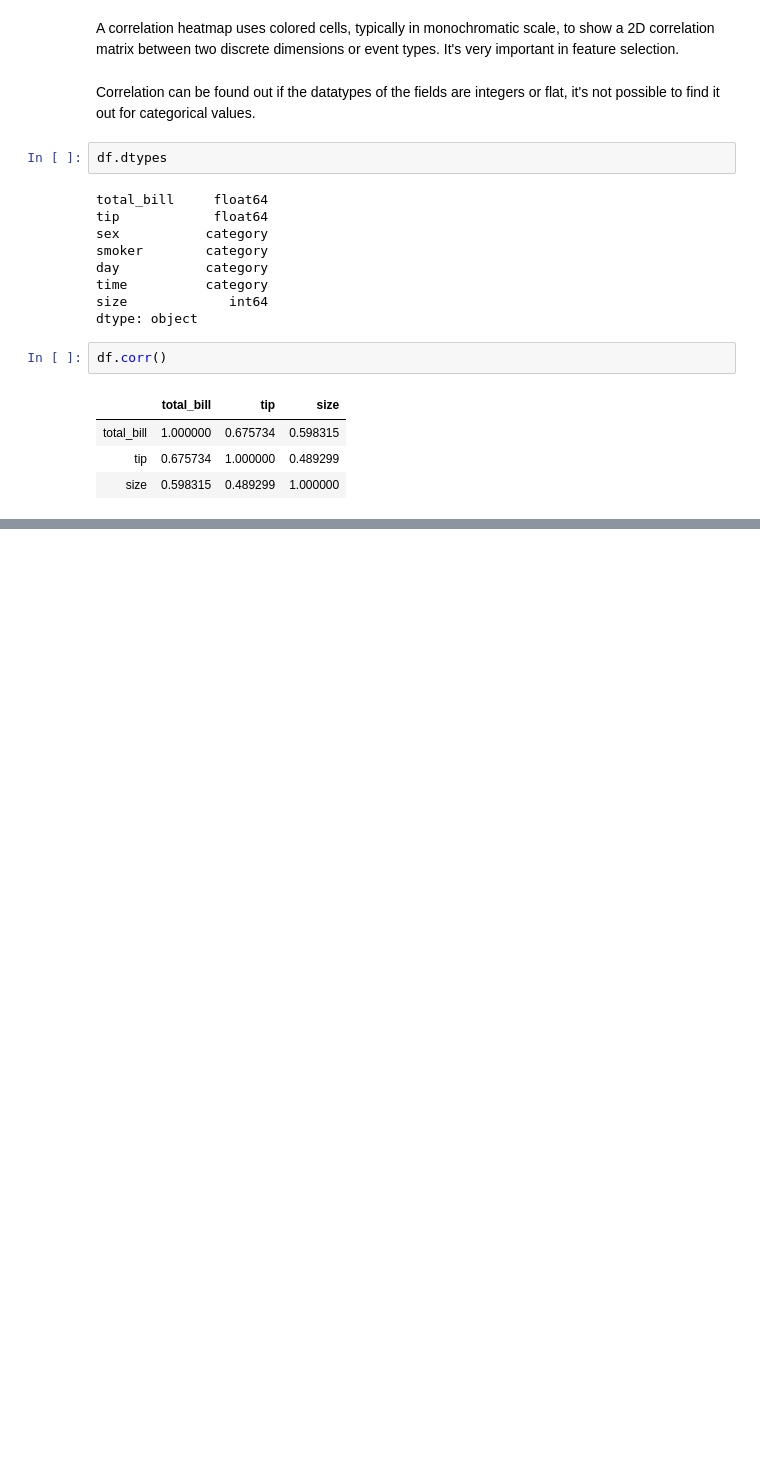
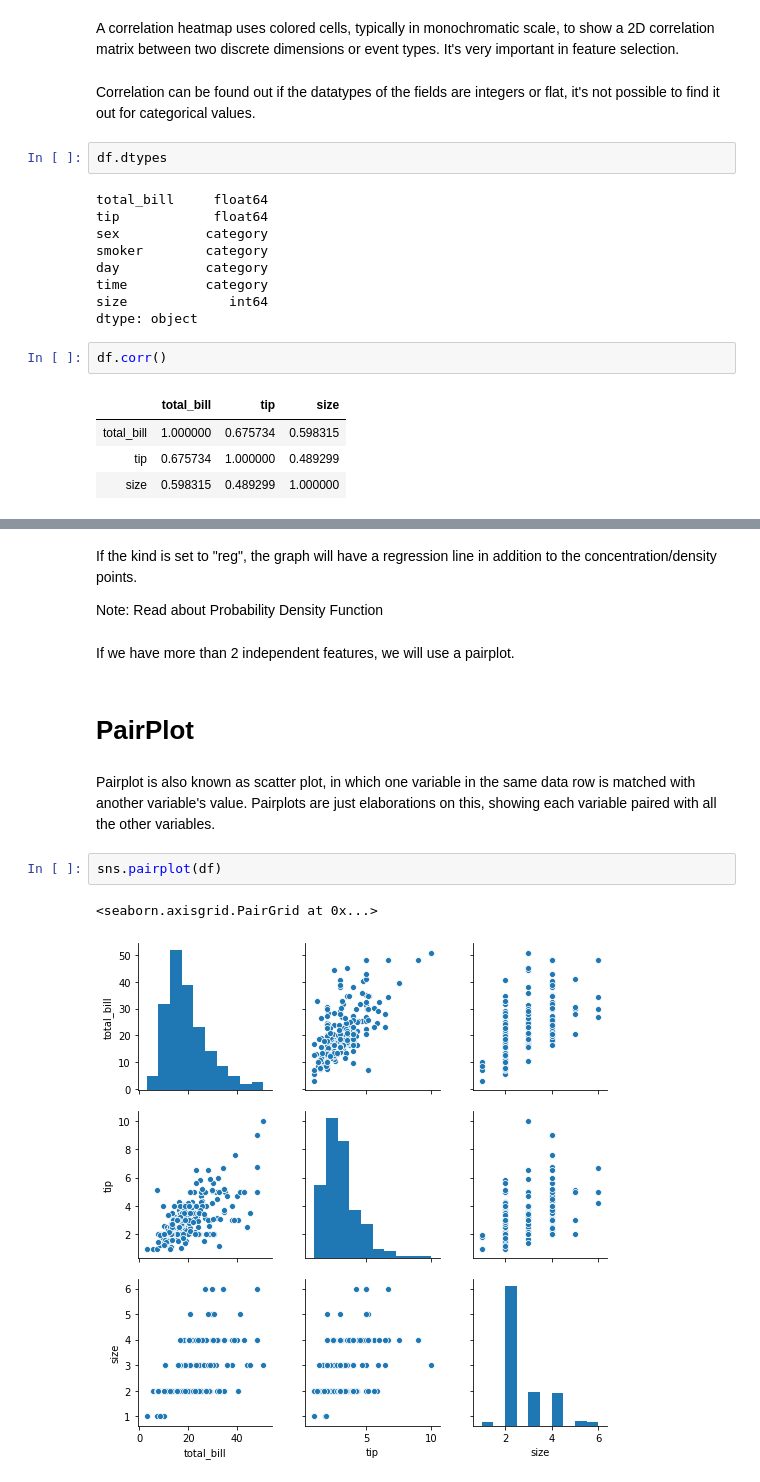
Before and after one commit to sagasthy/Machine-Learning, a Jupyter notebook: Seaborn Tutorial.ipynb, the cells around one changed output, grey strips where cells are left out. Cells and saved outputs as stored; diff of their text form; blank space fills up the shorter version.

```diff
--- a/Seaborn Tutorial.ipynb
+++ b/Seaborn Tutorial.ipynb
@@ -46,0 +72,15 @@ df.corr()
+# %% [markdown]
+If the kind is set to "reg", the graph will have a regression line in addition to the concentration/density points.
+
+Note: Read about Probability Density Function
+# %% [markdown]
+If we have more than 2 independent features, we will use a pairplot.
+# %% [markdown]
+# PairPlot
+# %% [markdown]
+Pairplot is also known as scatter plot, in which one variable in the same data row is matched with another variable's value. Pairplots are just elaborations on this, showing each variable paired with all the other variables.
+# %%
+sns.pairplot(df)
+# %% [output]
+<seaborn.axisgrid.PairGrid at 0x...>
+[figure, added]
```
Also changed, not shown: parts of 18 cells of this notebook, 1 other file.
